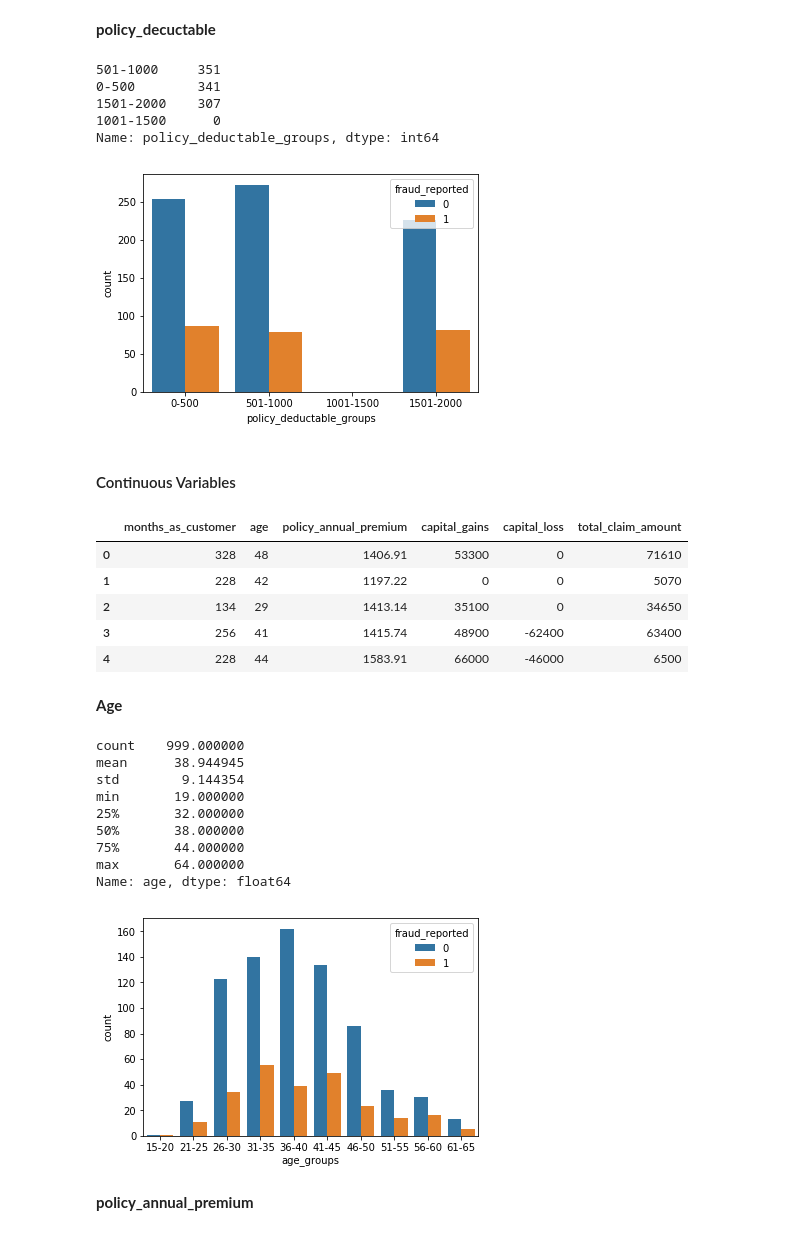
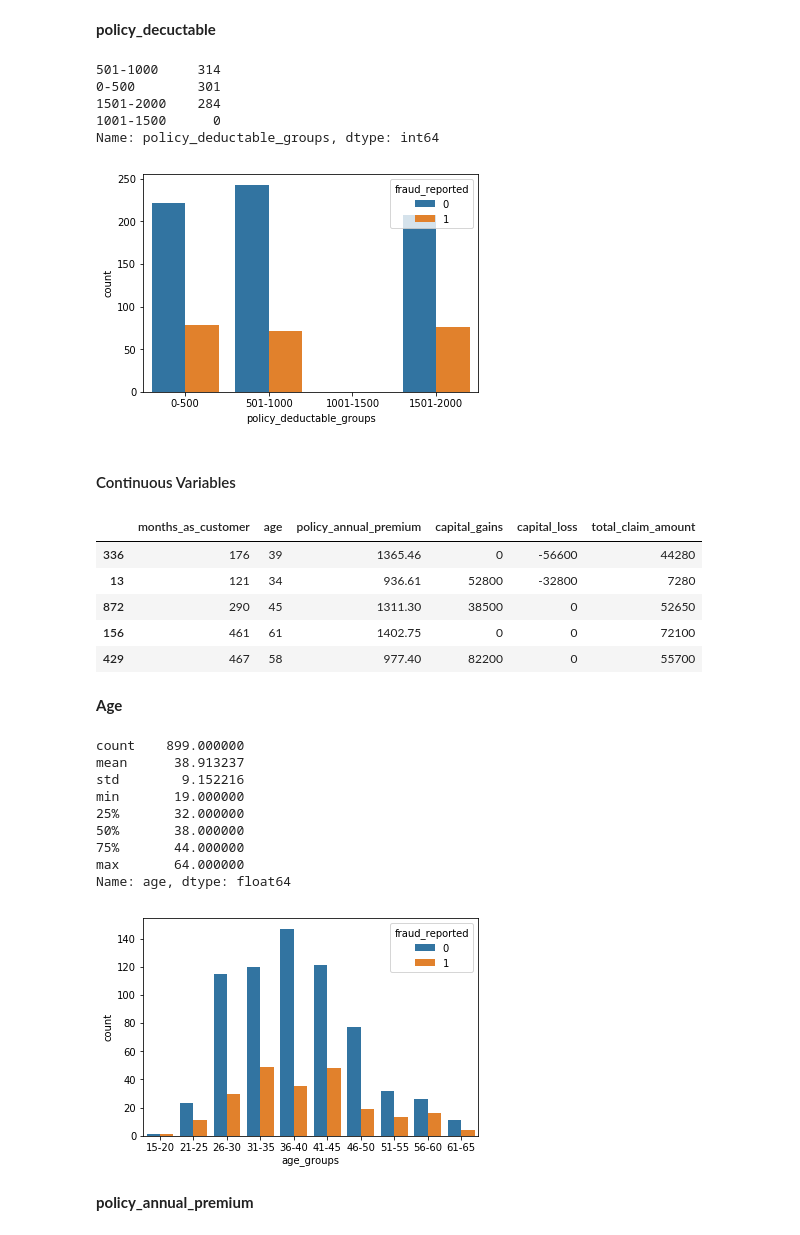
Before and after one commit to IvanNardini/mlpipe-production-code-procedural, a Jupyter notebook: notebooks/2.0-insurance-Feature_Engineering.ipynb, the cells around one changed output. Saved outputs shown, nothing was run; the diff lists cells and outputs as text; code cells hidden in the pictures.

```diff
--- a/notebooks/2.0-insurance-Feature_Engineering.ipynb
+++ b/notebooks/2.0-insurance-Feature_Engineering.ipynb
@@ -164,3 +164,12 @@ print(data_missing)
 False
 # %%
 data.to_csv(interim + '0_data.csv', index=False)
+# %%
+# Train and Test Split
+
+predictors = [col for col in data.columns if col != target]
+
+X_train, X_test, y_train, y_test = train_test_split(data[predictors], data['fraud_reported'],
+                                                    test_size=0.10,
+                                                    random_state=1) # ALWAYS set random seed for reproducibility!
+X_train.shape, X_test.shape
@@ -177,10 +191,13 @@ array(['Y', 'N'], dtype=object)
 # %%
 target_categories = {'Y': 1, 'N': 0}
 
-data[target] = data[target].map(target_categories).astype('category')
+y_train = y_train.map(target_categories).astype('category')
+y_test = y_test.map(target_categories).astype('category')
 
-print(data[target].cat.categories)
-print(data[target].value_counts()/len(data[target]))
+print(y_train.cat.categories)
+print(y_train.value_counts()/len(y_train))
 print()
+print(y_test.cat.categories)
+print(y_test.value_counts()/len(y_test))
 # %% [output]
 Int64Index([0, 1], dtype='int64')
@@ -246,19 +269,22 @@ data[discrete_predictors].head()
 bins = list(np.linspace(0,2000, 5, dtype = int))
 bin_labels = ['0-500', '501-1000', '1001-1500', '1501-2000']
 
-data['policy_deductable_groups'] = pd.cut(data['policy_deductable'], bins = bins, labels = bin_labels, include_lowest = True)
-data.drop('policy_deductable', axis=1, inplace=True)
+X_train['policy_deductable_groups'] = pd.cut(X_train['policy_deductable'], bins = bins, labels = bin_labels, include_lowest = True)
+X_train.drop('policy_deductable', axis=1, inplace=True)
 
-print(data['policy_deductable_groups'].value_counts(), '\n')
+X_test['policy_deductable_groups'] = pd.cut(X_test['policy_deductable'], bins = bins, labels = bin_labels, include_lowest = True)
+X_test.drop('policy_deductable', axis=1, inplace=True)
+
+print(X_train['policy_deductable_groups'].value_counts(), '\n')
 print()
 # %% [output]
-501-1000     351
-0-500        341
-1501-2000    307
+501-1000     314
+0-500        301
+1501-2000    284
 1001-1500      0
 Name: policy_deductable_groups, dtype: int64
 # %%
-sns.countplot(x="policy_deductable_groups", hue="fraud_reported", data=data);
+sns.countplot(x=X_train['policy_deductable_groups'], hue=y_train);
 # %% [output]
-[figure, old version]
+[figure, new version]
 # %%
@@ -266,22 +293,22 @@ data.to_csv(interim + '2_data_policy_deductable.csv', index=False)
 # %% [markdown]
 #### Continuous Variables
 # %%
-data[continuous_predictors].head()
+X_train[continuous_predictors].head()
 # %% [output]
 |  | months_as_customer | age | policy_annual_premium | capital_gains | capital_loss | total_claim_amount |
-| 0 | 328 | 48 | 1406.91 | 53300 | 0 | 71610 |
-| 1 | 228 | 42 | 1197.22 | 0 | 0 | 5070 |
-| 2 | 134 | 29 | 1413.14 | 35100 | 0 | 34650 |
-| 3 | 256 | 41 | 1415.74 | 48900 | -62400 | 63400 |
-| 4 | 228 | 44 | 1583.91 | 66000 | -46000 | 6500 |
+| 336 | 176 | 39 | 1365.46 | 0 | -56600 | 44280 |
+| 13 | 121 | 34 | 936.61 | 52800 | -32800 | 7280 |
+| 872 | 290 | 45 | 1311.30 | 38500 | 0 | 52650 |
+| 156 | 461 | 61 | 1402.75 | 0 | 0 | 72100 |
+| 429 | 467 | 58 | 977.40 | 82200 | 0 | 55700 |
 # %% [markdown]
 **Age**
 # %%
-data['age'].describe()
+X_train['age'].describe()
 # %% [output]
-count    999.000000
-mean      38.944945
-std        9.144354
+count    899.000000
+mean      38.913237
+std        9.152216
 min       19.000000
 25%       32.000000
 50%       38.000000
@@ -292,10 +319,13 @@ Name: age, dtype: float64
 bin_labels = ['15-20', '21-25', '26-30', '31-35', '36-40', '41-45', '46-50', '51-55', '56-60', '61-65']
 bins = [15, 20, 25, 30, 35, 40, 45, 50, 55, 60, 65]
 
-data['age_groups'] = pd.cut(data['age'], bins = bins, labels = bin_labels, include_lowest = True)
-data.drop('age', axis=1, inplace=True)
+X_train['age_groups'] = pd.cut(X_train['age'], bins = bins, labels = bin_labels, include_lowest = True)
+X_train.drop('age', axis=1, inplace=True)
+
+X_test['age_groups'] = pd.cut(X_test['age'], bins = bins, labels = bin_labels, include_lowest = True)
+X_test.drop('age', axis=1, inplace=True)
 # %%
-sns.countplot(x="age_groups", hue="fraud_reported", data=data);
+sns.countplot(x=X_train['age_groups'], hue=y_train);
 # %% [output]
-[figure, old version]
+[figure, new version]
 # %%
```
Also changed, not shown: parts of 39 cells of this notebook, 31 other files.
